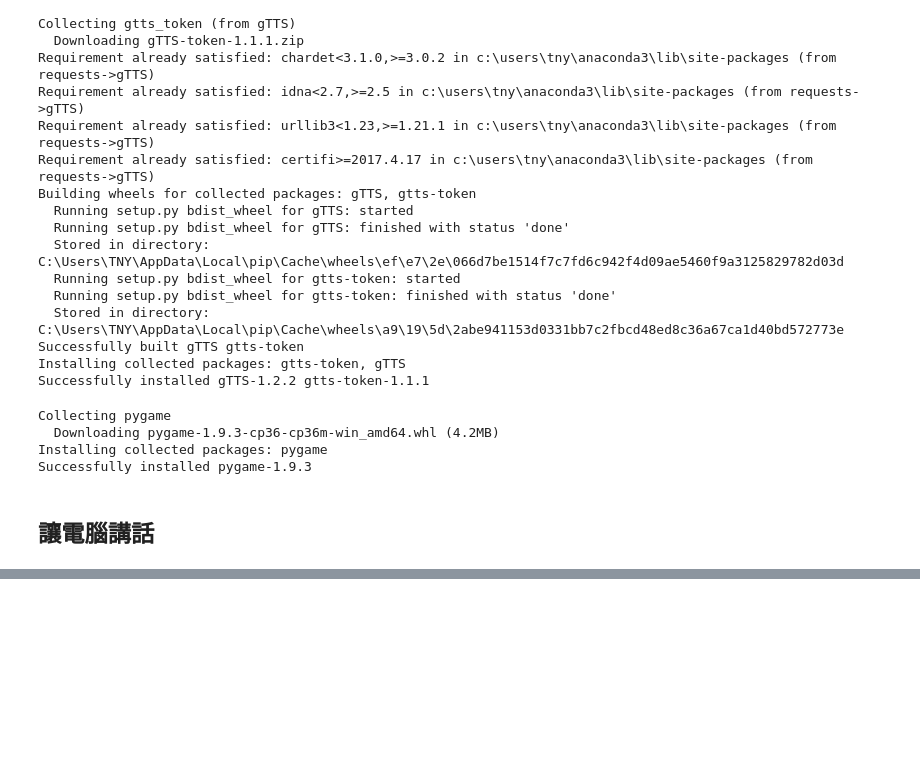
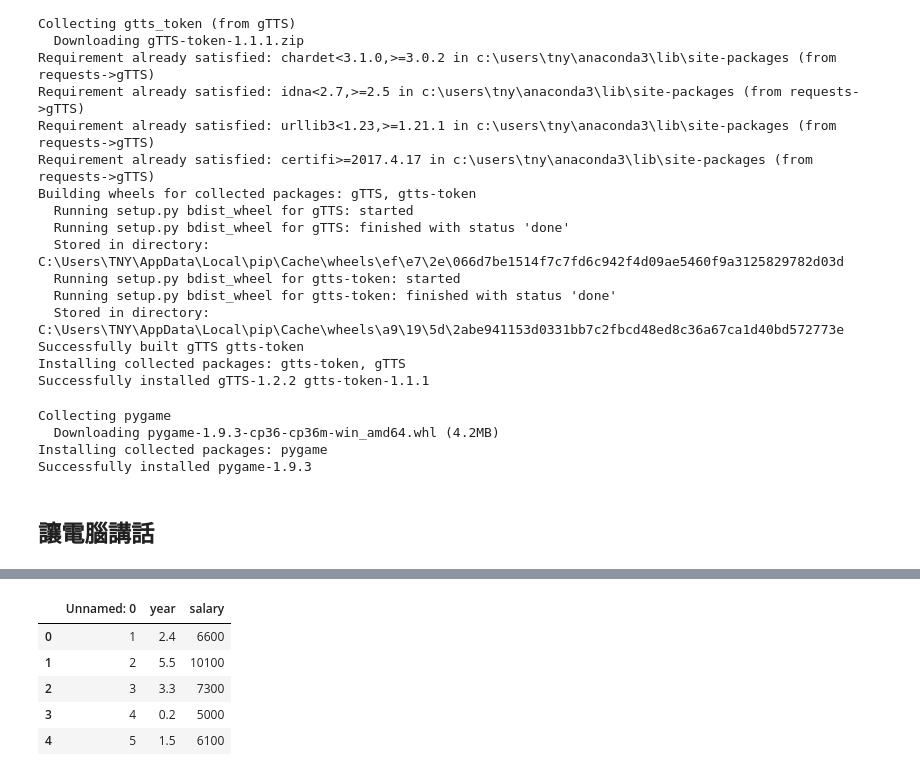
Before and after one commit to TonyTWLiu/Tibame, a Jupyter notebook: Python5.ipynb, the cells around one changed output, grey strips where cells are left out. Saved outputs shown, nothing was run; the diff lists cells and outputs as text; code cells hidden in the pictures; blank space fills up the shorter version.

```diff
--- a/Python5.ipynb
+++ b/Python5.ipynb
@@ -235,0 +274,11 @@ speak('hello world')
+# %%
+## 讀取 csv
+salary = pandas.read_csv('https://raw.githubusercontent.com/ywchiu/tibamepy/master/data/salary.csv')
+salary.head()
+# %% [output]
+|  | Unnamed: 0 | year | salary |
+| 0 | 1 | 2.4 | 6600 |
+| 1 | 2 | 5.5 | 10100 |
+| 2 | 3 | 3.3 | 7300 |
+| 3 | 4 | 0.2 | 5000 |
+| 4 | 5 | 1.5 | 6100 |
```
Also changed, not shown: parts of 4 cells of this notebook.
